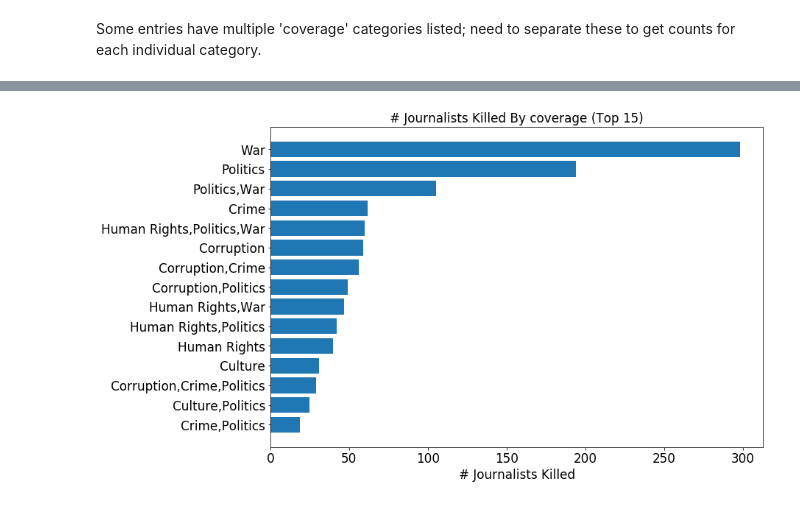
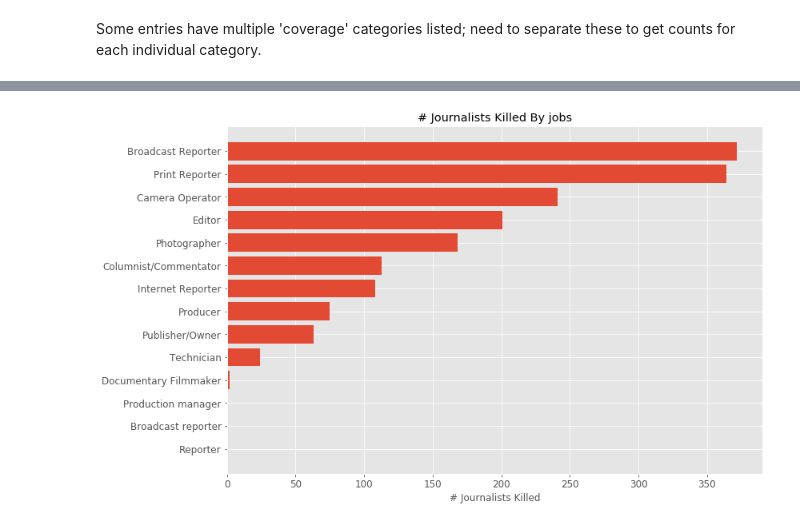
Before and after one commit to andypicke/Journalists-Under-Fire, a Jupyter notebook: notebooks/CPJ_Journalists_Killed_EDA.ipynb, the cells around one changed output, grey strips where cells are left out. Cells and saved outputs as stored; diff of their text form; code cells hidden in the pictures.

```diff
--- a/notebooks/CPJ_Journalists_Killed_EDA.ipynb
+++ b/notebooks/CPJ_Journalists_Killed_EDA.ipynb
@@ -576,17 +406,4 @@ plot_hbar_category_count(cpj, 'jobs', 20)
-# %%
-#cpj_GB_year_count = category_count_df_one_column(cpj,'coverage')
-#cpj_GB_year_count.head()
-
-#cpj_GB_year_count = cpj_GB_year_count.iloc[0:20,:]
-
-#fig, ax = plt.subplots(1,figsize=(12,8))
-#ax.barh(cpj_GB_year_count['coverage'],cpj_GB_year_count['Count'])
-#ax.set_xlabel('Year')
-#ax.set_xlabel('# Journalists Killed')
-#ax.set_title('# Journalists Killed By Coverage')
-#ax.invert_yaxis()
-#plt.savefig('../images/TotalDeathsVsYear.png',bbox_inches='tight')
-
-plot_hbar_category_count(cpj, 'coverage', 15)
-# %% [output]
-[figure, removed]
+# %%
+plot_hbar_category_count_multiplecats(cpj, 'jobs', dropna=True)
+# %% [output]
+[figure, added]
```
Also changed, not shown: parts of 48 cells of this notebook.
